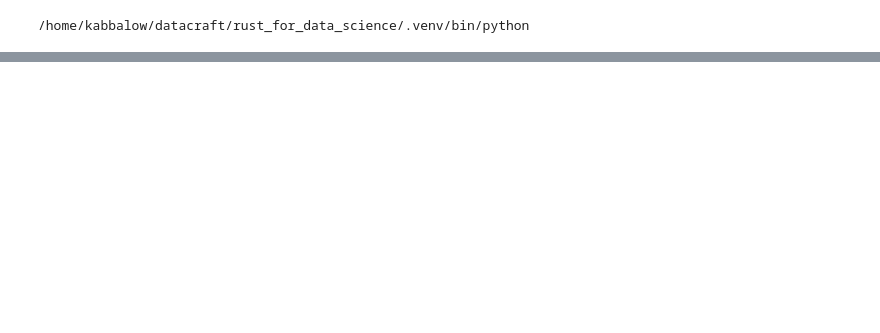
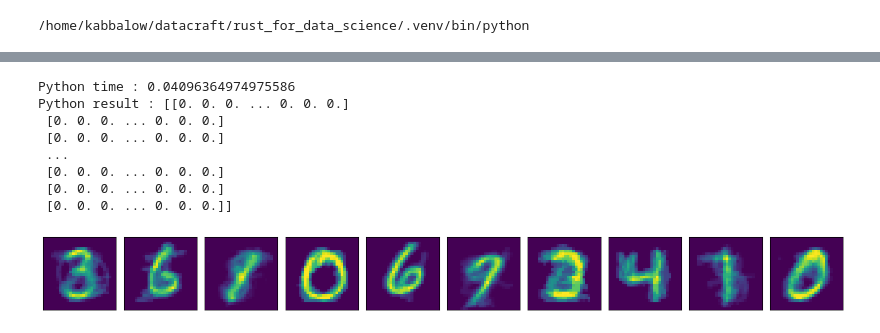
Before and after one commit to jinchengluo/rust-for-data-science, a Jupyter notebook: rust_pyo3/py_project/main.ipynb, the cells around one changed output, grey strips where cells are left out. Drawn from its saved outputs; the diff is of its cells as text; code cells hidden in the pictures; blank space fills up the shorter version.

Commit message:
updated kmeans python

```diff
--- a/rust_pyo3/py_project/main.ipynb
+++ b/rust_pyo3/py_project/main.ipynb
@@ -41,34 +41,37 @@ Rust result : 408.3944292933919
 # %%
 X_digits, Y_digits = datasets.fetch_openml('mnist_784', version=1, return_X_y=True)
-X_digits = np.array(X_digits[0:10000])
-Y_digits = np.array(Y_digits[0:10000])
+X_digits = np.array(X_digits[0:100])
+Y_digits = np.array(Y_digits[0:100])
 X_digits_flat = X_digits.reshape(X_digits.shape[0], -1).astype(np.float64)
-
 
 n_samples, n_features = X_digits.shape
 n_digits = len(np.unique(Y_digits))
 # %%
 n_clusters = n_digits
 
 # Python
 start = time.time()
 kmeans = KMeans(n_clusters=n_digits, init="k-means++")
 model=kmeans.fit(X_digits_flat)
 centroids_py = model.cluster_centers_
 # clusters=model.predict(X_digits)
 print("Python time :", time.time() - start)
 print("Python result :", centroids_py)
 
 plt.figure(figsize=(16,6))
 for i in range(n_clusters):
     plt.subplot(2,n_clusters,i+1)
     plt.imshow(centroids_py[i].reshape(28,28))
     plt.xticks(())
     plt.yticks(())
 plt.tight_layout()
-
-# Rust
-start = time.time()
-centroids_rust = rust_pyo3.linfa_kmeans_test(n_digits, X_digits_flat)
-print("Rust time :", time.time() - start)
-print("Rust result :", centroids_rust)
+# %% [output]
+Python time : 0.04096364974975586
+Python result : [[0. 0. 0. ... 0. 0. 0.]
+ [0. 0. 0. ... 0. 0. 0.]
+ [0. 0. 0. ... 0. 0. 0.]
+ ...
+ [0. 0. 0. ... 0. 0. 0.]
+ [0. 0. 0. ... 0. 0. 0.]
+ [0. 0. 0. ... 0. 0. 0.]]
+[figure, added]
```
Also changed, not shown: parts of 3 cells of this notebook, 6 other files.
